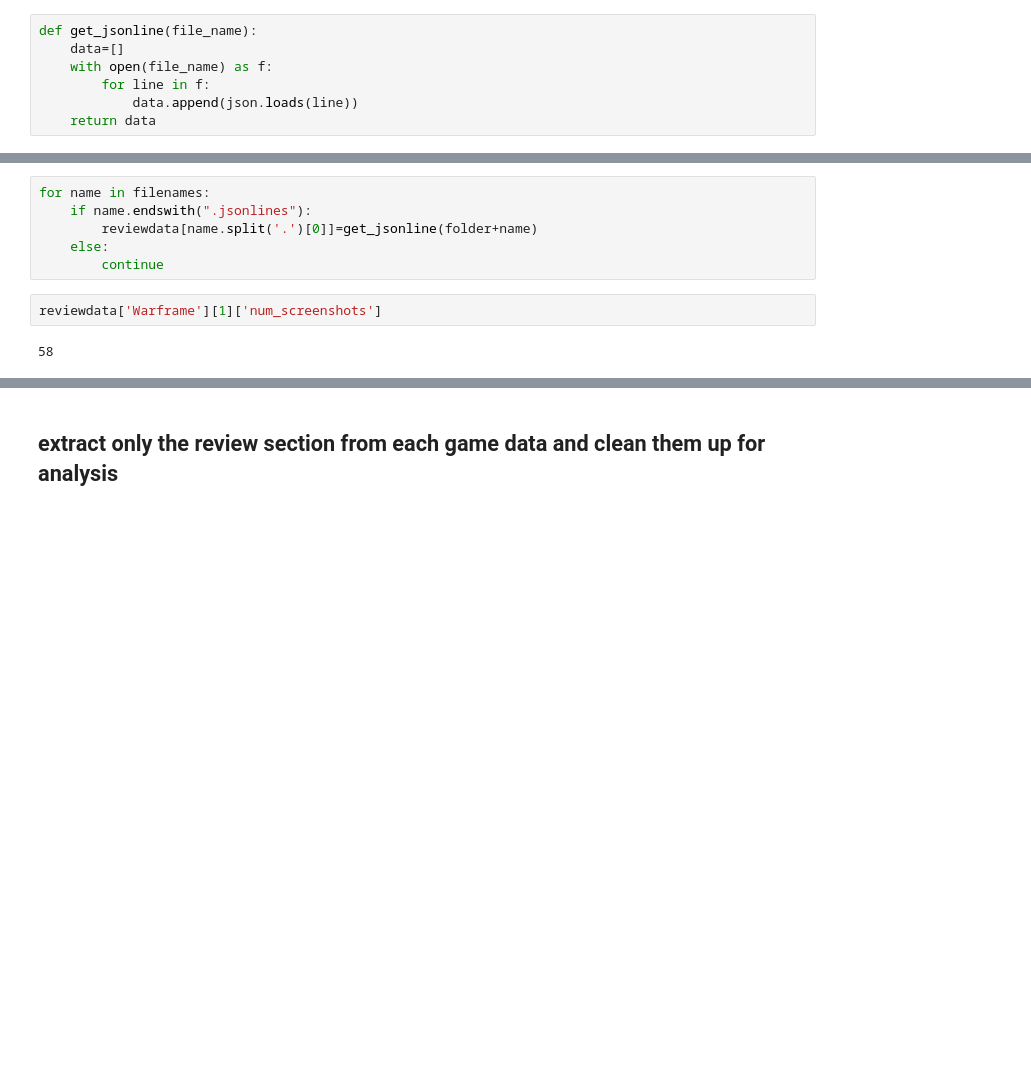
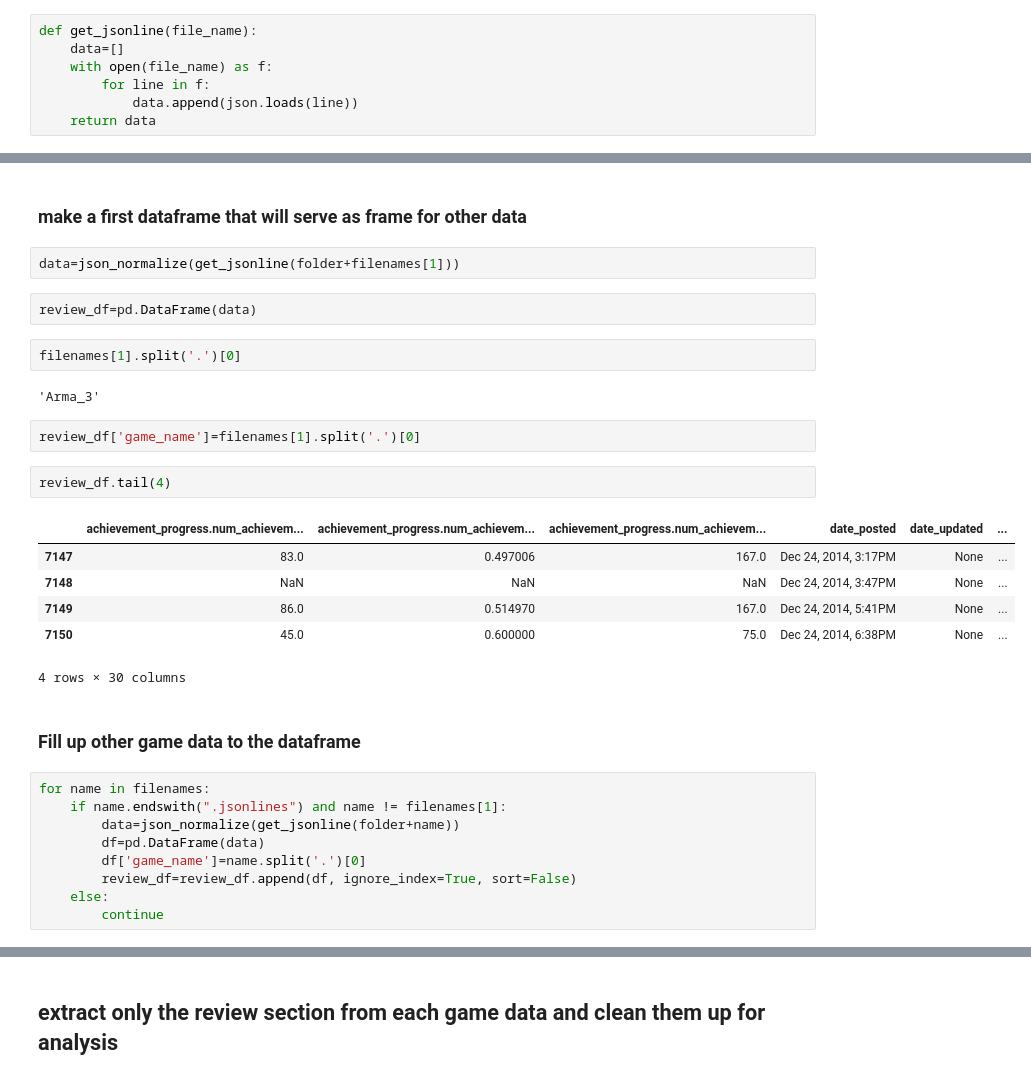
Before and after one commit to shshim906/Capstone1, a Jupyter notebook: game data wrangling.ipynb, the cells around one changed output, grey strips where cells are left out. Cells and saved outputs as stored; diff of their text form; blank space fills up the shorter version.

```diff
--- a/game data wrangling.ipynb
+++ b/game data wrangling.ipynb
@@ -34,10 +31,32 @@ reviewdata=dict()
+# %% [markdown]
+### make a first dataframe that will serve as frame for other data
+# %%
+data=json_normalize(get_jsonline(folder+filenames[1]))
+# %%
+review_df=pd.DataFrame(data)
+# %%
+filenames[1].split('.')[0]
+# %% [output]
+'Arma_3'
+# %%
+review_df['game_name']=filenames[1].split('.')[0]
+# %%
+review_df.tail(4)
+# %% [output]
+|  | achievement_progress.num_achievem... | achievement_progress.num_achievem... | achievement_progress.num_achievem... | date_posted | date_updated | ... |
+| 7147 | 83.0 | 0.497006 | 167.0 | Dec 24, 2014, 3:17PM | None | ... |
+| 7148 | NaN | NaN | NaN | Dec 24, 2014, 3:47PM | None | ... |
+| 7149 | 86.0 | 0.514970 | 167.0 | Dec 24, 2014, 5:41PM | None | ... |
+| 7150 | 45.0 | 0.600000 | 75.0 | Dec 24, 2014, 6:38PM | None | ... |
+4 rows × 30 columns
+# %% [markdown]
+### Fill up other game data to the dataframe
 # %%
 for name in filenames:
-    if name.endswith(".jsonlines"):
-        reviewdata[name.split('.')[0]]=get_jsonline(folder+name)
+    if name.endswith(".jsonlines") and name != filenames[1]:
+        data=json_normalize(get_jsonline(folder+name))
+        df=pd.DataFrame(data)
+        df['game_name']=name.split('.')[0]
+        review_df=review_df.append(df, ignore_index=True, sort=False)
     else:
         continue
-# %%
-reviewdata['Warframe'][1]['num_screenshots']
-# %% [output]
-58
```
Also changed, not shown: parts of 34 cells of this notebook.
